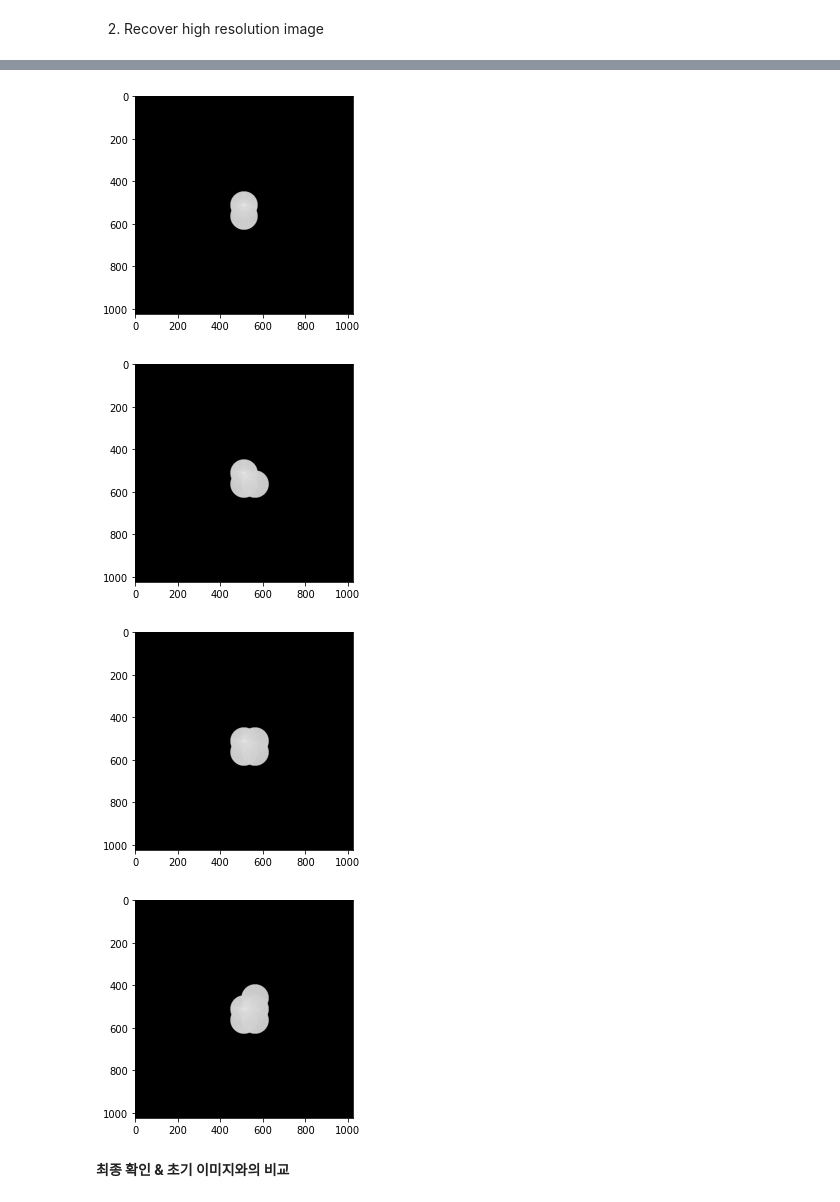
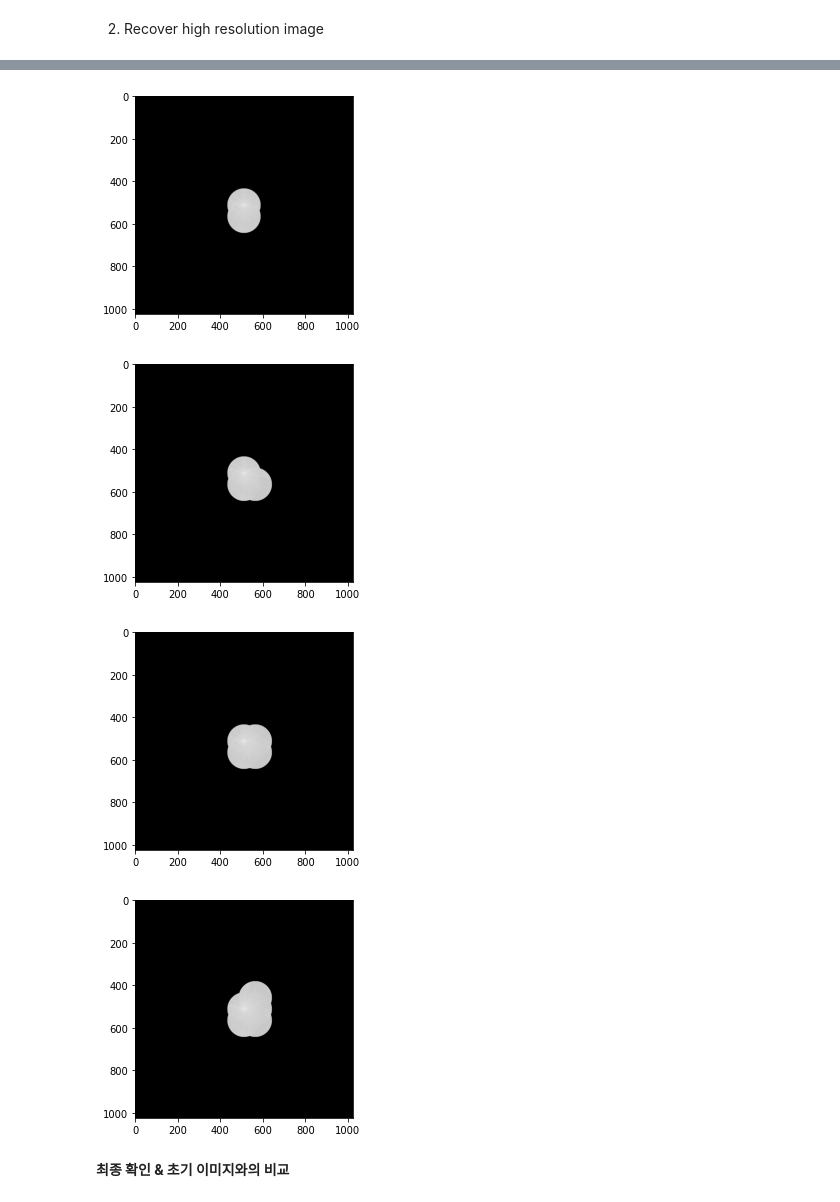
Before and after one commit to KyungchulLee/FPM-simulation, a Jupyter notebook: Basic Fourier Ptychography_v2.ipynb, the cells around one changed output, grey strips where cells are left out. Drawn from its saved outputs; the diff is of its cells as text; code cells hidden in the pictures.

```diff
--- a/Basic Fourier Ptychography_v2.ipynb
+++ b/Basic Fourier Ptychography_v2.ipynb
@@ -40,7 +40,7 @@ plt.show()
  1. setup the parameters for the spatially coherent imaging system
 # %%
 #parameter for illumination
-waveLength = 0.63e-6;    #사용된 빛의 종류
+waveLength = 0.518e-6;    #사용된 빛의 종류
 k0 = 2*np.pi/waveLength; #wavevector
 
 #parameter for camera
@@ -50,9 +50,9 @@ psize = spsize / 6;      #the pixel size of the final reconstructed super-resolu
 
 #parameter for Imaging System
 NA = 0.1;               #NA of 대물렌즈
-arraysize = 21;
+arraysize = 19;
 LEDgap = 4; # 4mm between adjacent LEDs
-LEDheight = 50; # distance bewteen the LED matrix and the sample
+LEDheight = 60; # distance bewteen the LED matrix and the sample
 # %% [markdown]
 2. Create the wave vectors for the LED illumiantion
 # %%
@@ -186,7 +186,7 @@ objectRecoverFT = np.fft.fftshift(np.fft.fft2(objectRecover));
 plt.imshow(CTF,cmap='gray')
 plt.show
 
-loop = 30;
+loop = 20;
 for tt in range (0,loop):
     for i3 in range(0,arraysize**2):
         i2=int(seq[i3]-1)
@@ -219,7 +219,7 @@ for tt in range (0,loop):
-[figure, old version]
+[figure, new version]
-[figure, old version]
+[figure, new version]
-[figure, old version]
+[figure, new version]
-[figure, old version]
+[figure, new version]
 # %% [markdown]
 **최종 확인 & 초기 이미지와의 비교**
 # %%
```
Also changed, not shown: parts of 3 cells of this notebook.
